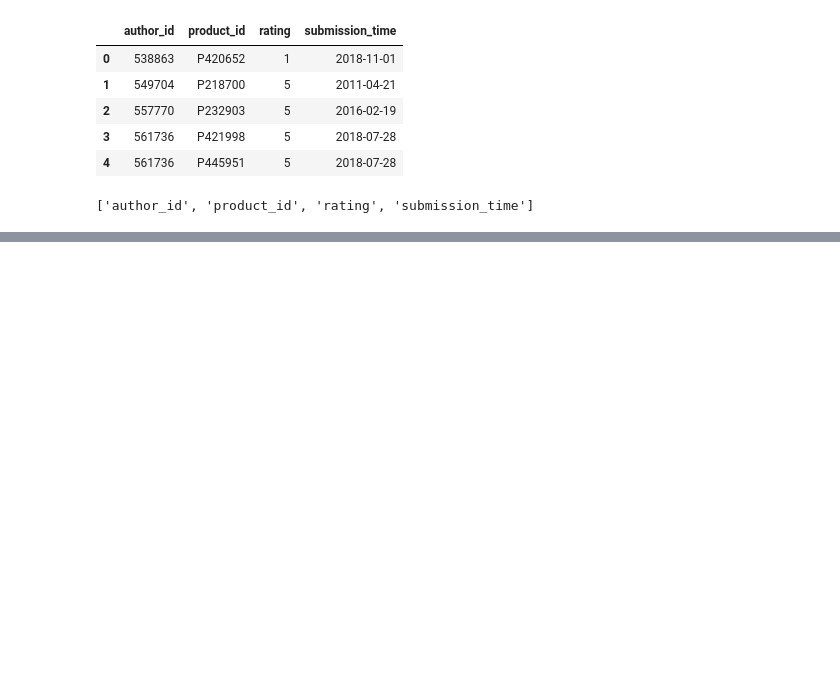
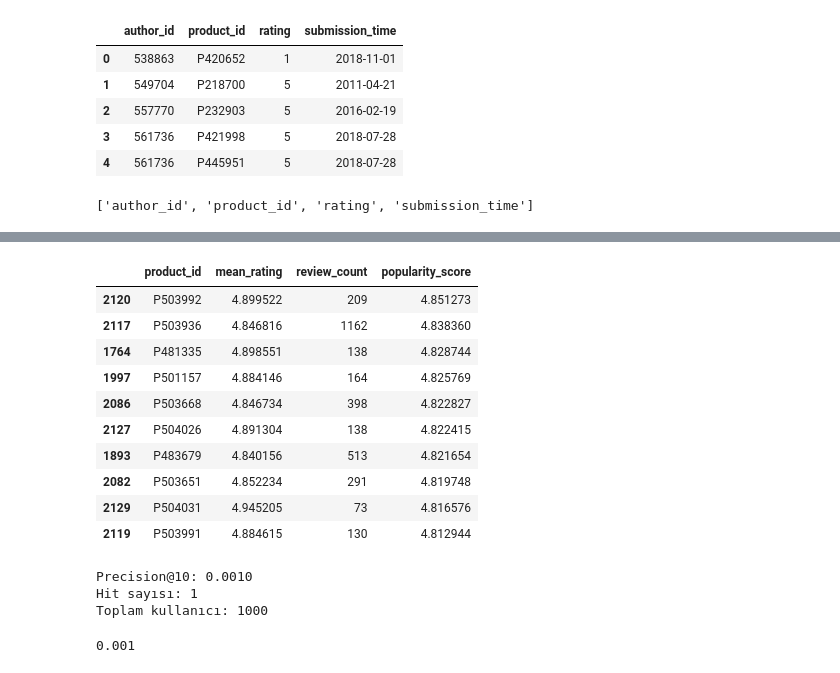
Before and after one commit to aslitarakcilar/cosmetic-recommendation-system, a Jupyter notebook: notebooks/02_evaluation.ipynb, the cells around one changed output, grey strips where cells are left out. Cells and saved outputs as stored; diff of their text form; code cells hidden in the pictures; blank space fills up the shorter version.

```diff
--- a/notebooks/02_evaluation.ipynb
+++ b/notebooks/02_evaluation.ipynb
@@ -52,0 +140,11 @@ print(cf_data.columns.tolist())
+# %%
+# ------------------------------------------------------------------
+# RELEVANT ITEM TANIMI
+#
+# rating >= 4 olan ürünleri "relevant" kabul ediyoruz.
+# Yani kullanıcı bu ürünü beğenmiş / uygun bulmuş sayılıyor.
+# ------------------------------------------------------------------
+
+eval_df["is_relevant"] = (eval_df["rating"] >= 4).astype(int)
+
+print(eval_df["is_relevant"].value_counts())
@@ -52,0 +446,40 @@ print(cf_data.columns.tolist())
+# %%
+# ------------------------------------------------------------------
+# POPULARITY SCORE HESAPLAMA
+#
+# Sadece ortalama rating kullanmak risklidir.
+# Çünkü çok az review alan ürünler haksız şekilde öne çıkabilir.
+#
+# Bu yüzden weighted score kullanıyoruz:
+# - global mean
+# - review_count
+# - m sabiti
+# ------------------------------------------------------------------
+
+global_mean = train_df["rating"].mean()
+m = 20
+
+popularity_stats["popularity_score"] = (
+    (popularity_stats["mean_rating"] * popularity_stats["review_count"] + global_mean * m)
+    /
+    (popularity_stats["review_count"] + m)
+)
+
+popularity_stats = popularity_stats.sort_values(
+    "popularity_score",
+    ascending=False
+)
+
+popularity_stats.head(10)
+# %% [output]
+|  | product_id | mean_rating | review_count | popularity_score |
+| 2120 | P503992 | 4.899522 | 209 | 4.851273 |
+| 2117 | P503936 | 4.846816 | 1162 | 4.838360 |
+| 1764 | P481335 | 4.898551 | 138 | 4.828744 |
+| 1997 | P501157 | 4.884146 | 164 | 4.825769 |
+| 2086 | P503668 | 4.846734 | 398 | 4.822827 |
+| 2127 | P504026 | 4.891304 | 138 | 4.822415 |
+| 1893 | P483679 | 4.840156 | 513 | 4.821654 |
+| 2082 | P503651 | 4.852234 | 291 | 4.819748 |
+| 2129 | P504031 | 4.945205 | 73 | 4.816576 |
+| 2119 | P503991 | 4.884615 | 130 | 4.812944 |
@@ -52,0 +510,11 @@ print(cf_data.columns.tolist())
+# %%
+# ------------------------------------------------------------------
+# POPULARITY BASELINE İÇİN HIZLI EVALUATION
+# ------------------------------------------------------------------
+
+precision_at_k(popularity_model_wrapper, train_df, test_df_sample, k=10)
+# %% [output]
+Precision@10: 0.0010
+Hit sayısı: 1
+Toplam kullanıcı: 1000
+0.001
```
Also changed, not shown: parts of 25 cells of this notebook.
